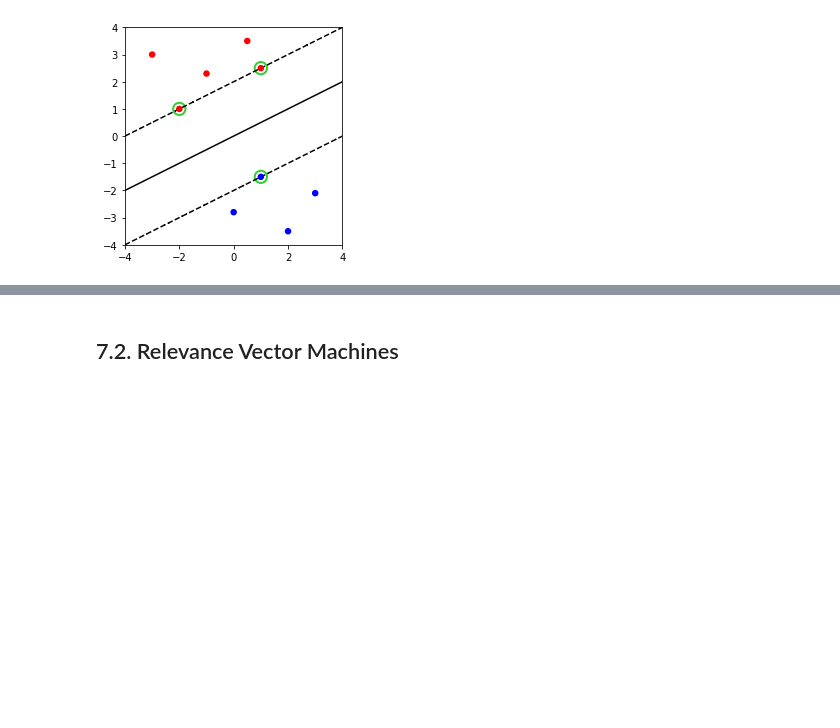
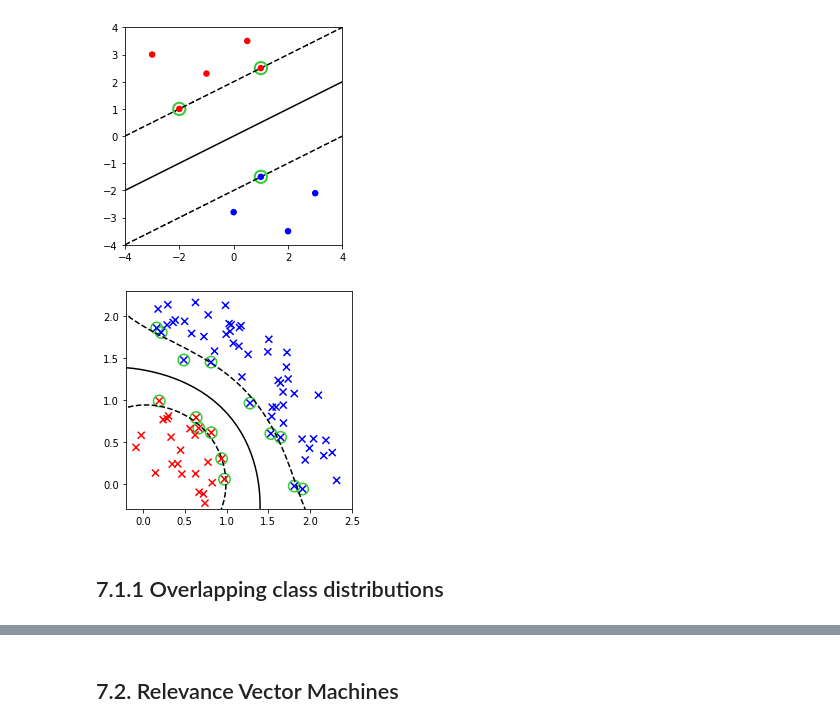
Before and after one commit to oilneck/prml_python, a Jupyter notebook: Notebook/section7.ipynb, the cells around one changed output, grey strips where cells are left out. Saved outputs shown, nothing was run; the diff lists cells and outputs as text; code cells hidden in the pictures; blank space fills up the shorter version.

```diff
--- a/Notebook/section7.ipynb
+++ b/Notebook/section7.ipynb
@@ -33,6 +33,52 @@ plt.gca().set_aspect("equal", adjustable="box")
 plt.show()
 # %% [output]
 [figure]
+# %%
+import numpy as np
+import matplotlib.pyplot as plt
+from kernel import *
+
+def make_circles(n_sample:int, noise, factor=.8, margin=[0, np.pi / 2]):
+    N_in = int(n_sample // 3)
+    N_out = n_sample - N_in
+    _out = np.linspace(margin[0] - 0.05 * np.pi, margin[1] + 0.05 * np.pi, N_out)
+    _in = np.linspace(margin[0], margin[1], N_in)
+    bias = 0.2
+    out_x, out_y = np.cos(_out) + bias, np.sin(_out) + bias
+    in_x, in_y = np.cos(_in)-bias, np.sin(_in)-bias
+    x = np.vstack([np.append(factor * out_x, 0.9 * in_x),
+                   np.append(factor * out_y, 0.9 * in_y)]).T
+    x += np.random.normal(scale=noise, size=x.shape)
+    t = np.hstack([-np.ones(N_out), np.ones(N_in)])
+    return x, t
+
+
+
+
+# training data & test data
+X_train, t_train = make_circles(80, factor=1.6, noise=0.2)
+X,Y = np.meshgrid(np.linspace(-4, 4, 100), np.linspace(-4, 4, 100))
+X_test = np.array([X, Y]).reshape(2, -1).T
+
+''' learning '''
+model = C_SVM(kernel=GaussianKernel(*[1,1,1]))
+model.fit(X_train ,t_train, n_iter=100)
+Z = model.predict(X_test)
+
+# plot training data
+plt.scatter(*X_train.T, c=np.where(t_train > 0, 'r', 'b'), marker='x', s=50, linewidth=1.5, zorder=5)
+
+# draw prediction data
+plt.contour(X, Y, Z.reshape(X.shape), np.array([-1,0,1]), colors="k", linestyles=("dashed","solid","dashed"))
+plt.scatter(*model.support_vector['x'].T, s=130, facecolor="none", edgecolor='limegreen', linewidth=1.5)
+plt.xlim([-0.2, 2.5])
+plt.ylim([-0.3, 2.3])
+plt.gca().set_aspect("equal", adjustable="box")
+plt.show()
+# %% [output]
+[figure, added]
+# %% [markdown]
+## 7.1.1 Overlapping class distributions
 # %%
 import numpy as np
 import matplotlib.pyplot as plt
```
Also changed, not shown: parts of 3 cells of this notebook.
